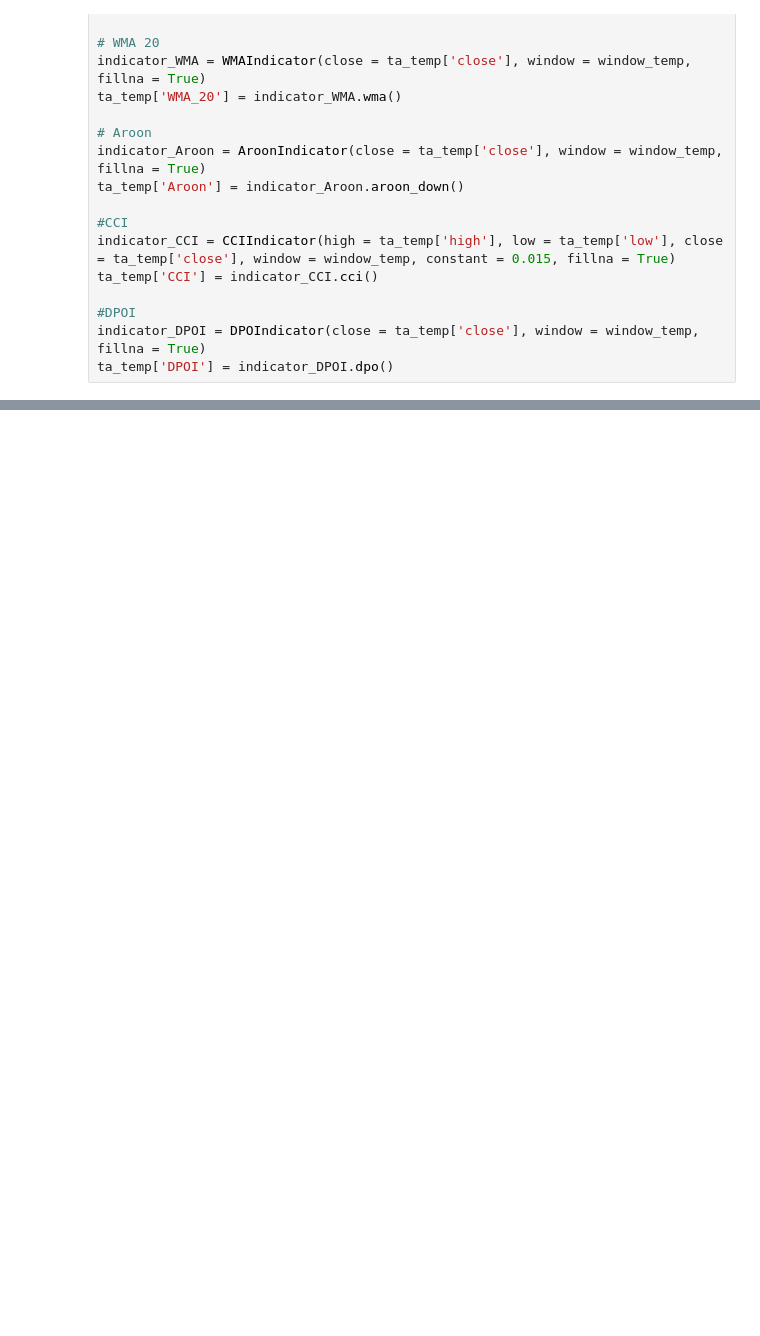
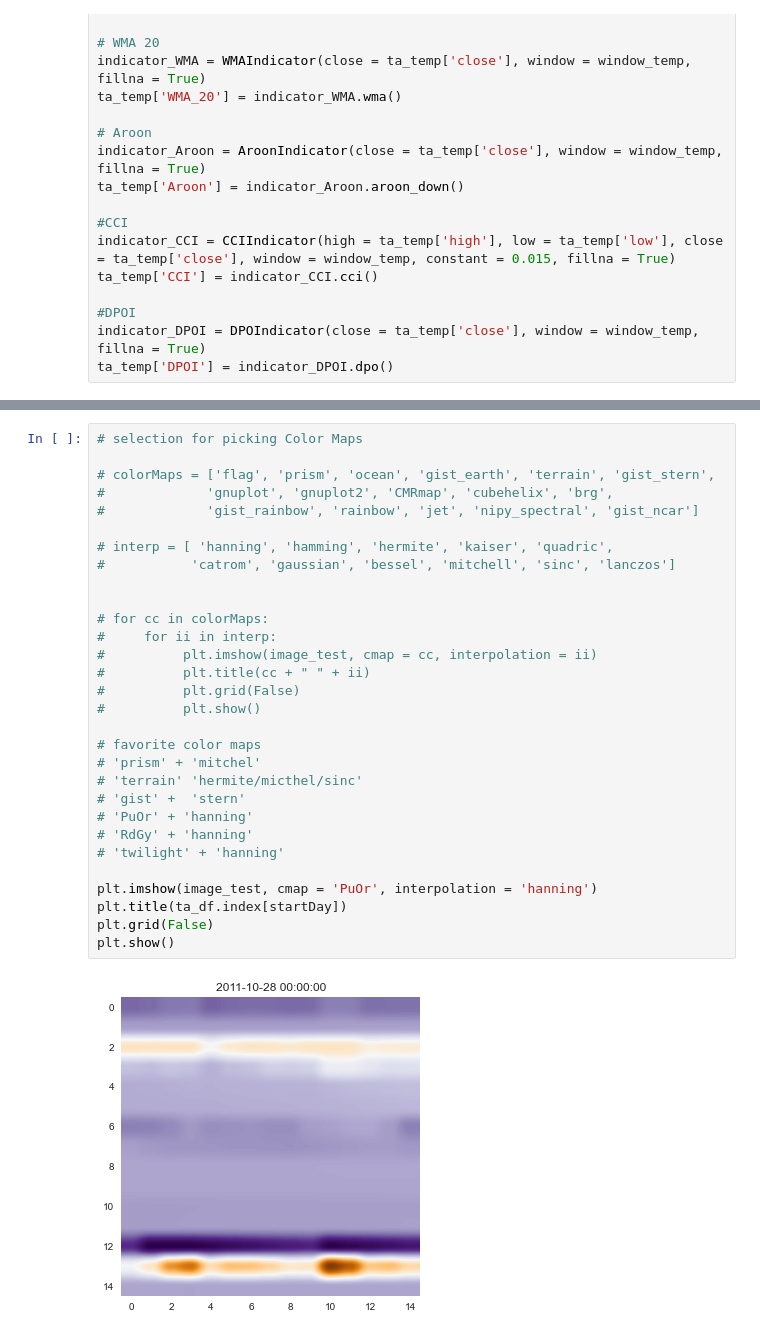
Before and after one commit to jamorsicato/machine-learning, a Jupyter notebook: bitcoin_price_prediction.ipynb, the cells around one changed output, grey strips where cells are left out. Saved outputs shown, nothing was run; the diff lists cells and outputs as text; blank space fills up the shorter version.

```diff
--- a/bitcoin_price_prediction.ipynb
+++ b/bitcoin_price_prediction.ipynb
@@ -740,0 +766,32 @@ for col in ta_temp.columns:
+# %%
+# selection for picking Color Maps
+
+# colorMaps = ['flag', 'prism', 'ocean', 'gist_earth', 'terrain', 'gist_stern',
+#             'gnuplot', 'gnuplot2', 'CMRmap', 'cubehelix', 'brg',
+#             'gist_rainbow', 'rainbow', 'jet', 'nipy_spectral', 'gist_ncar']
+
+# interp = [ 'hanning', 'hamming', 'hermite', 'kaiser', 'quadric',
+#           'catrom', 'gaussian', 'bessel', 'mitchell', 'sinc', 'lanczos']
+
+
+# for cc in colorMaps:
+#     for ii in interp:
+#          plt.imshow(image_test, cmap = cc, interpolation = ii)
+#          plt.title(cc + " " + ii)
+#          plt.grid(False)
+#          plt.show()
+
+# favorite color maps
+# 'prism' + 'mitchel'
+# 'terrain' 'hermite/micthel/sinc'
+# 'gist' +  'stern'
+# 'PuOr' + 'hanning'
+# 'RdGy' + 'hanning'
+# 'twilight' + 'hanning'
+
+plt.imshow(image_test, cmap = 'PuOr', interpolation = 'hanning')
+plt.title(ta_df.index[startDay])
+plt.grid(False)
+plt.show()
+# %% [output]
+[figure, added]
```
Also changed, not shown: parts of 9 cells of this notebook.
